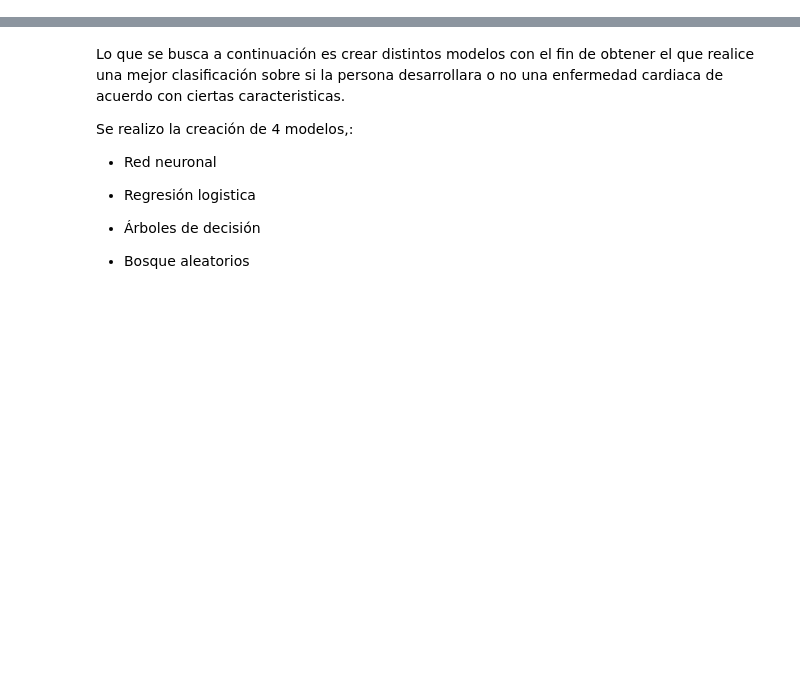
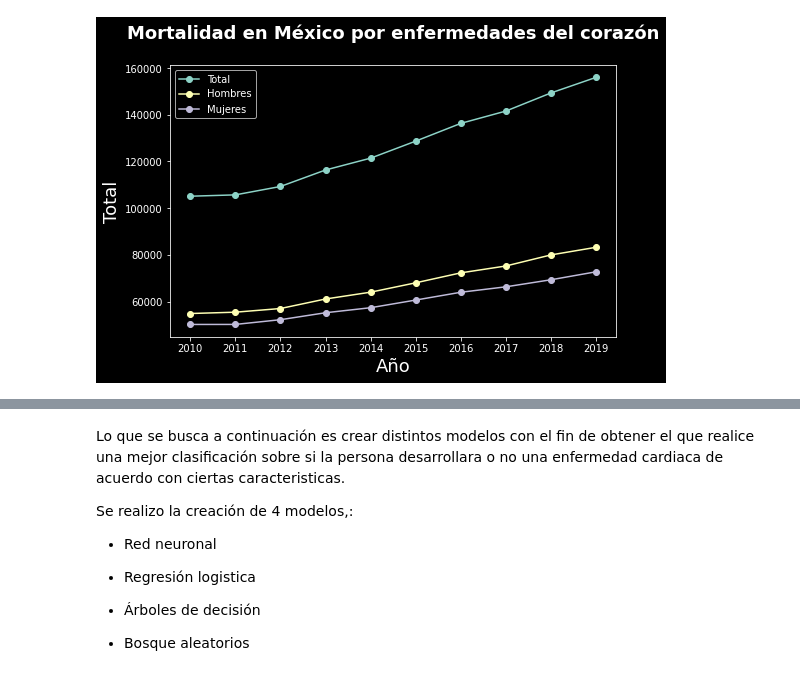
Before and after one commit to angyf/Proyecto_Final, a Jupyter notebook: modelos_finales.ipynb, the cells around one changed output, grey strips where cells are left out. Drawn from its saved outputs; the diff is of its cells as text; code cells hidden in the pictures; blank space fills up the shorter version.

```diff
--- a/modelos_finales.ipynb
+++ b/modelos_finales.ipynb
@@ -95,0 +78,25 @@ preprocessor= ColumnTransformer(
+# %%
+#Cargamos nuestro dataset
+url='https://drive.google.com/file/d/1Q_ywhZHAJ1XDNlWsMe4ru2N9-Wqny_ZW/view?usp=sharing'
+path = 'https://drive.google.com/uc?export=download&id='+url.split('/')[-2]
+df = pd.read_csv(path)
+# %%
+#filtramos solo a partir de 2010
+df=df[df['PERIODO']>2009]
+
+#Creamos el gráfico
+
+#Definimos un estilo oscuro para nuestros gráficos
+plt.style.use("dark_background")
+fig, ax = plt.subplots(figsize=(8,5))
+ax.xaxis.set_major_formatter(FuncFormatter(lambda x, p: format(int(x))))
+
+for i in ['TOTAL','HOMBRE','MUJER']:
+  ax.plot_date(df['PERIODO'],df[i],ls='-')
+
+ax.set_xlabel("Año",fontsize=18)
+ax.set_ylabel("Total",fontsize=18)
+ax.set_title("Mortalidad en México por enfermedades del corazón\n",fontsize=18, weight='bold')
+ax.legend(['Total','Hombres','Mujeres']);
+# %% [output]
+[figure, added]
```
Also changed, not shown: parts of 42 cells of this notebook.
